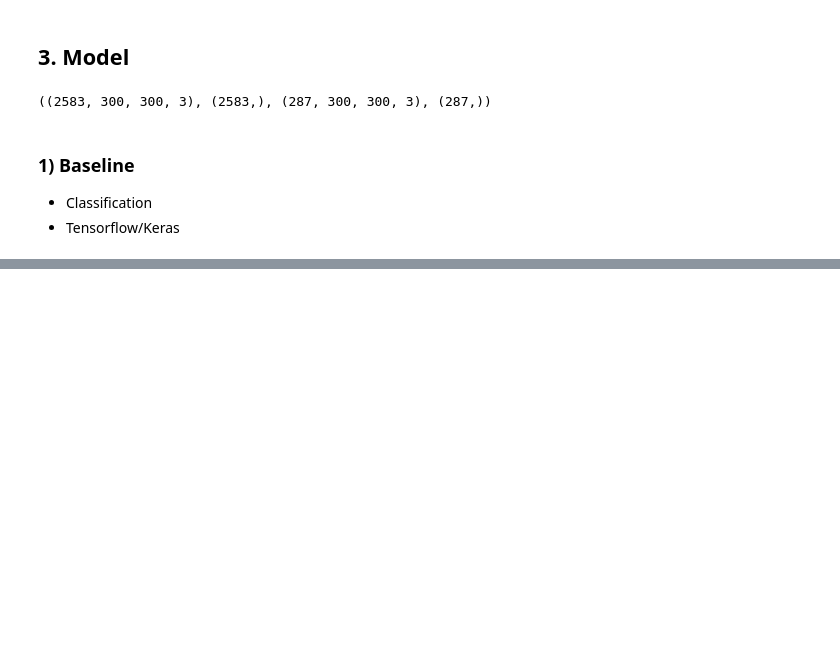
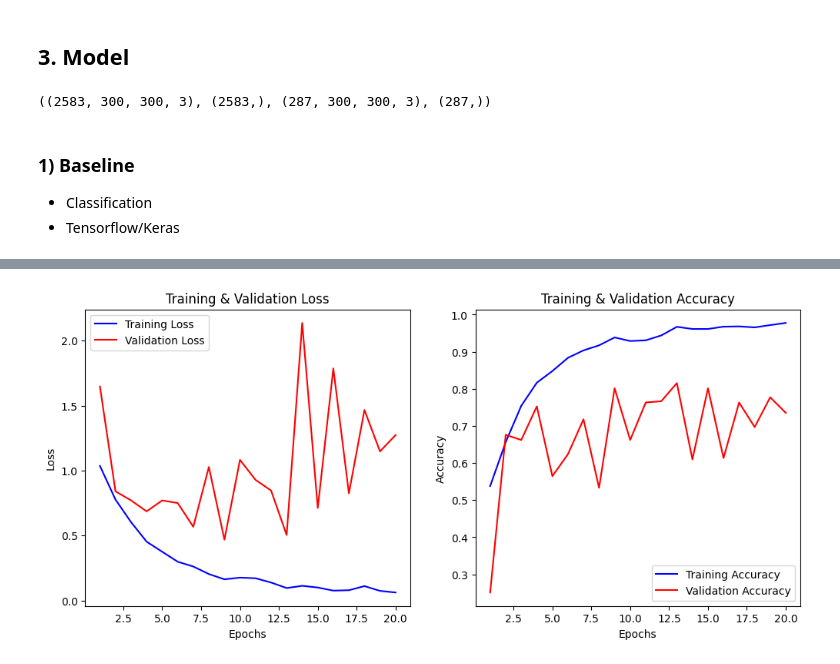
Before and after one commit to Kim-Minhee/ESC, a Jupyter notebook: practice/01_Brain Tumor Detection- Keras&Pytorch 🧠🧠.ipynb, the cells around one changed output, grey strips where cells are left out. Saved outputs shown, nothing was run; the diff lists cells and outputs as text; code cells hidden in the pictures; blank space fills up the shorter version.

Commit message:
baseline_epochs-100

```diff
--- a/practice/01_Brain Tumor Detection- Keras&Pytorch 🧠🧠.ipynb
+++ b/practice/01_Brain Tumor Detection- Keras&Pytorch 🧠🧠.ipynb
@@ -226,3 +227,8 @@ model = tf.keras.Sequential([
     tf.keras.layers.Dropout(rate=0.5), # 과적합 방지
     tf.keras.layers.Dense(4, activation='sigmoid')
 ])
+# %%
+# 모델 설정
+model.compile(optimizer=tf.keras.optimizers.Adam(),
+              loss='categorical_crossentropy',
+              metrics=['accuracy'])
@@ -228,0 +285,30 @@ model = tf.keras.Sequential([
+# %%
+train_loss = history.history['loss']
+val_loss = history.history['val_loss']
+train_acc = history.history['accuracy']
+val_acc = history.history['val_accuracy']
+epochs = range(1, len(train_loss) + 1)
+
+# Loss 그래프
+plt.figure(figsize=(12, 5))
+
+plt.subplot(1, 2, 1)
+plt.plot(epochs, train_loss, 'b-', label='Training Loss')
+plt.plot(epochs, val_loss, 'r-', label='Validation Loss')
+plt.xlabel('Epochs')
+plt.ylabel('Loss')
+plt.title('Training & Validation Loss')
+plt.legend()
+
+# Accuracy 그래프
+plt.subplot(1, 2, 2)
+plt.plot(epochs, train_acc, 'b-', label='Training Accuracy')
+plt.plot(epochs, val_acc, 'r-', label='Validation Accuracy')
+plt.xlabel('Epochs')
+plt.ylabel('Accuracy')
+plt.title('Training & Validation Accuracy')
+plt.legend()
+
+plt.show()
+# %% [output]
+[figure, added]
```
Also changed, not shown: parts of 22 cells of this notebook, 3 other files.
